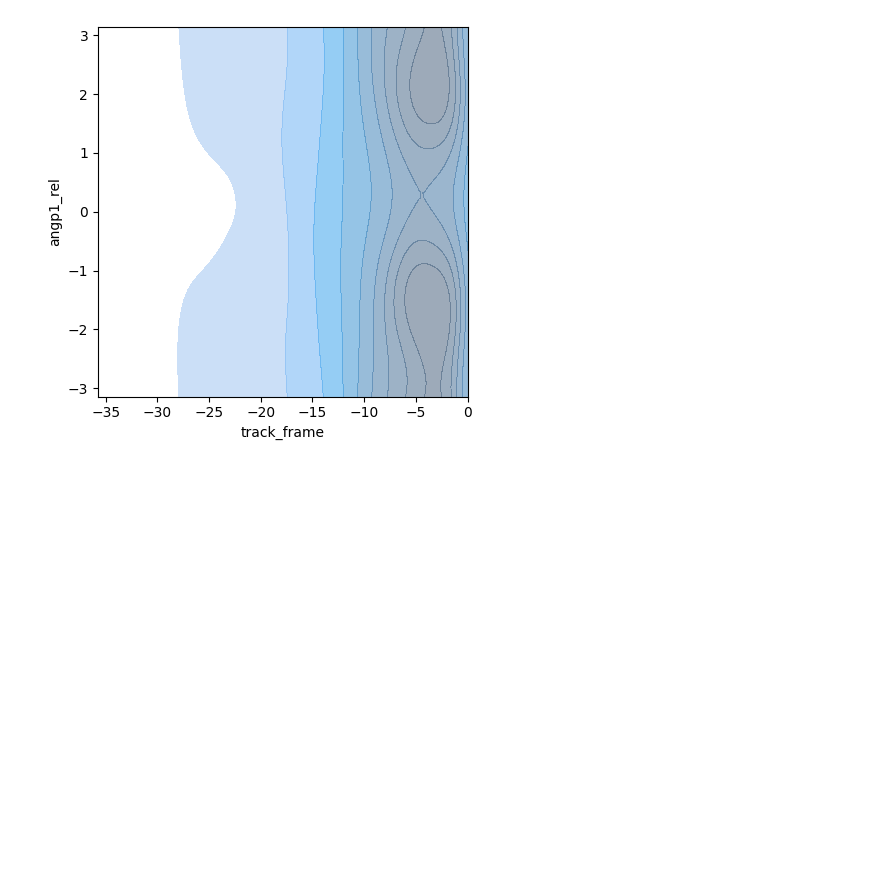
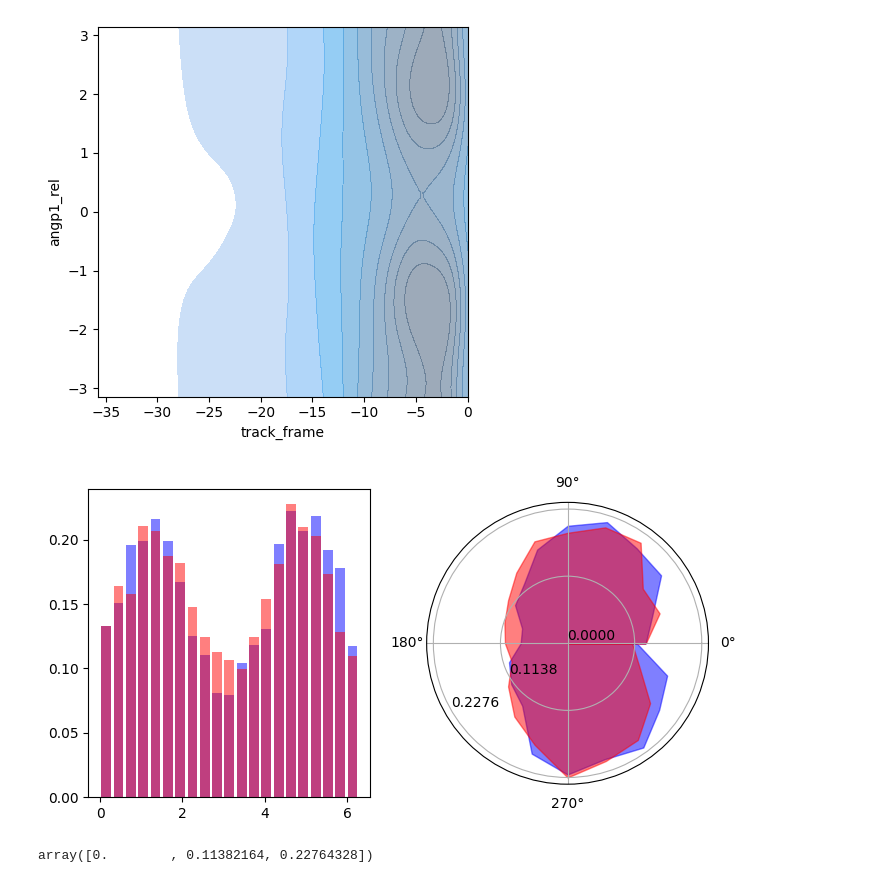
Before and after one commit to viciya/nematics, a Jupyter notebook: nematics/journals/pipeline_defect_pair_fusion_creation.ipynb, the cells around one changed output. Saved outputs shown, nothing was run; the diff lists cells and outputs as text; code cells hidden in the pictures; blank space fills up the shorter version.

```diff
--- a/nematics/journals/pipeline_defect_pair_fusion_creation.ipynb
+++ b/nematics/journals/pipeline_defect_pair_fusion_creation.ipynb
@@ -418,40 +448,46 @@ dist = all_pairs_df.distance.median() + all_pairs_df.distance.std()
 # track_len = 3
 bins_number = 21  # the [0, 360) interval will be subdivided into this
 bins = np.linspace(0, 2*np.pi, bins_number+1) #* 180/np.pi
 bins_ = np.linspace(0, 2*np.pi, bins_number)
 width =  1.9*np.pi / bins_number
 
 # df_all = plus_minus_df[plus_minus_df.fuse_up & plus_minus_df.creation].copy()
 
 df_fuse1 = df_fuse.groupby(['plus_id','min_id']).filter(lambda x: len(x)>track_len).copy()
 df_cr1 = df_cr.groupby(['plus_id','min_id']).filter(lambda x: len(x)>track_len).copy()
 
+df_all = [
+          df_cr1.angp1_rel[df_cr1.distance<dist].copy() % (2*np.pi),
+          df_fuse1.angp1_rel[df_fuse1.distance<dist].copy() % (2*np.pi),
+          ]
 # df_all = [
-#           df_cr1.angp1_rel[df_cr1.distance<dist].copy() % (2*np.pi),
-#           df_fuse1.angp1_rel[df_fuse1.distance<dist].copy() % (2*np.pi),
+#           df_fuse1.angp1_rel[(df_fuse1.fuse_up) & (df_fuse1.distance<dist)].copy() % (2*np.pi),
+#           df_fuse1.angp1_rel[(~df_fuse1.fuse_up) & (df_fuse1.distance<dist)].copy() % (2*np.pi),
 #           ]
-df_all = [
-          df_fuse1.angp1_rel[(df_fuse1.fuse_up) & (df_fuse1.distance<dist)].copy() % (2*np.pi),
-          df_fuse1.angp1_rel[(~df_fuse1.fuse_up) & (df_fuse1.distance<dist)].copy() % (2*np.pi),
-          ]
 # df_all = [
 #           df_cr1.angp1_rel[(df_cr1.fuse_up) & (df_cr1.distance<dist)].copy() % (2*np.pi),
 #           df_cr1.angp1_rel[(~df_cr1.fuse_up) & (df_cr1.distance<dist)].copy() % (2*np.pi),
 #           ]
 
 fig = plt.figure(figsize=(8,4))
 ax1 = plt.subplot(121); ax2 = plt.subplot(122, projection='polar')
 
 for color, y in zip(["b","r"], df_all):
     p,_,_ = ax1.hist(y, bins, alpha=.5, density=True, rwidth=.8, color=color)
     # ax2.bar(bins_, p, color=color, width=width, bottom=0., alpha=.6)
     ax2.fill_between(bins_, p, color=color, alpha=.5)
-    ax2.set_rgrids(np.arange(0,.5,.2), angle=90); ax2.set_thetagrids([0,90,180,270])
+    ax2.set_rgrids(np.linspace(0, p.max(),3), angle=210); ax2.set_thetagrids([0,90,180,270])
 
 # fig.savefig(r"C:\Users\victo\OneDrive - BGU\BEER\DefectInter paper\Images\bacteria pdef fuse create.svg")
 # fig.savefig(r"C:\Users\victo\OneDrive - BGU\BEER\DefectInter paper\Images\HBEC pdef fuse create.svg")
 # fig.savefig(r"C:\Users\victo\OneDrive - BGU\BEER\DefectInter paper\Images\bacteria plus create.svg")
 # fig.savefig(r"C:\Users\victo\OneDrive - BGU\BEER\DefectInter paper\Images\HBEC plus fuse.svg")
+# %% [output]
+[figure, added]
+# %%
+np.linspace(0, p.max(),3)
+# %% [output]
+array([0.        , 0.11382164, 0.22764328])
 # %%
 %matplotlib inline
 df_all = df_cr
```
Also changed, not shown: parts of 9 cells of this notebook, 1 other file.
